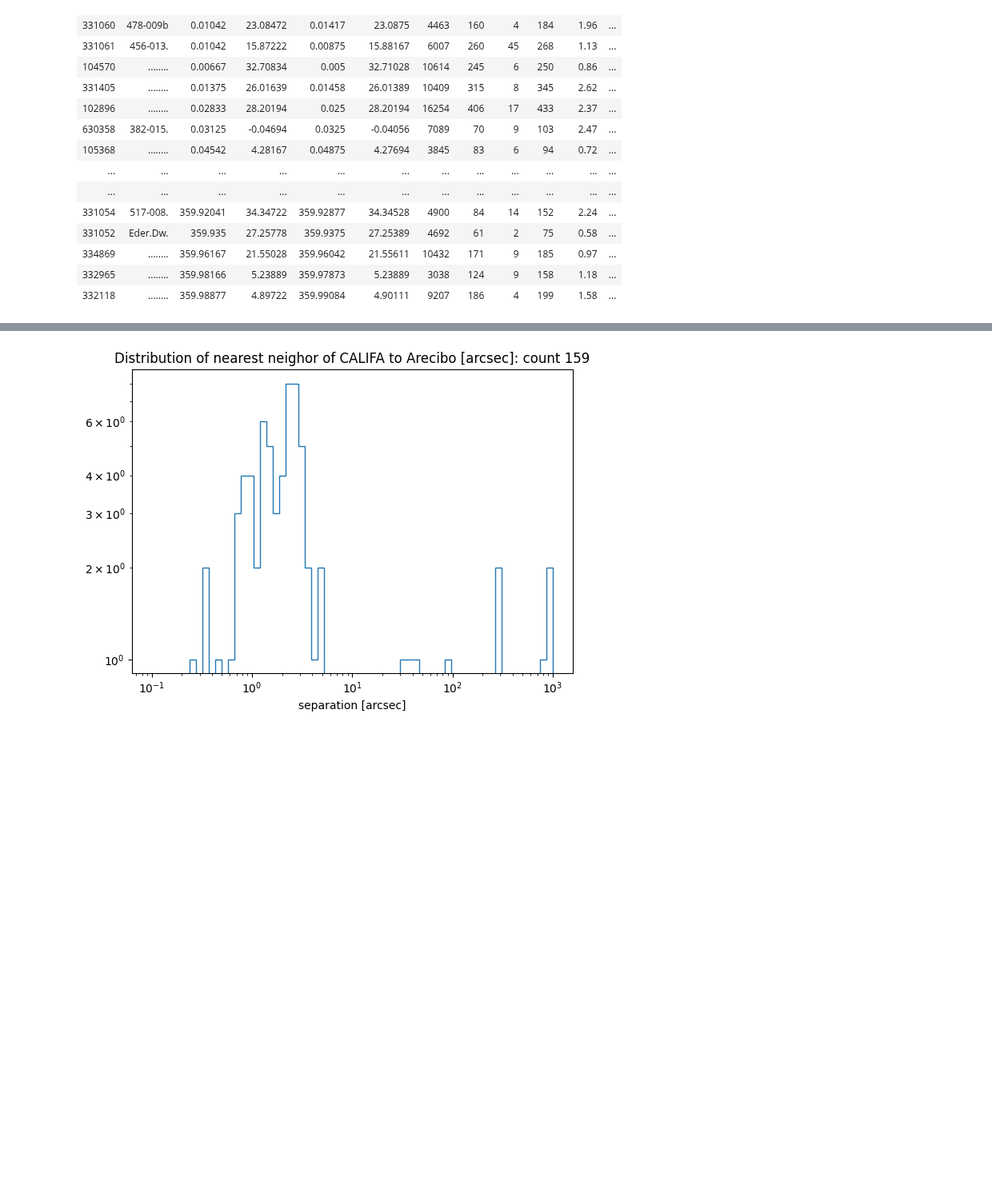
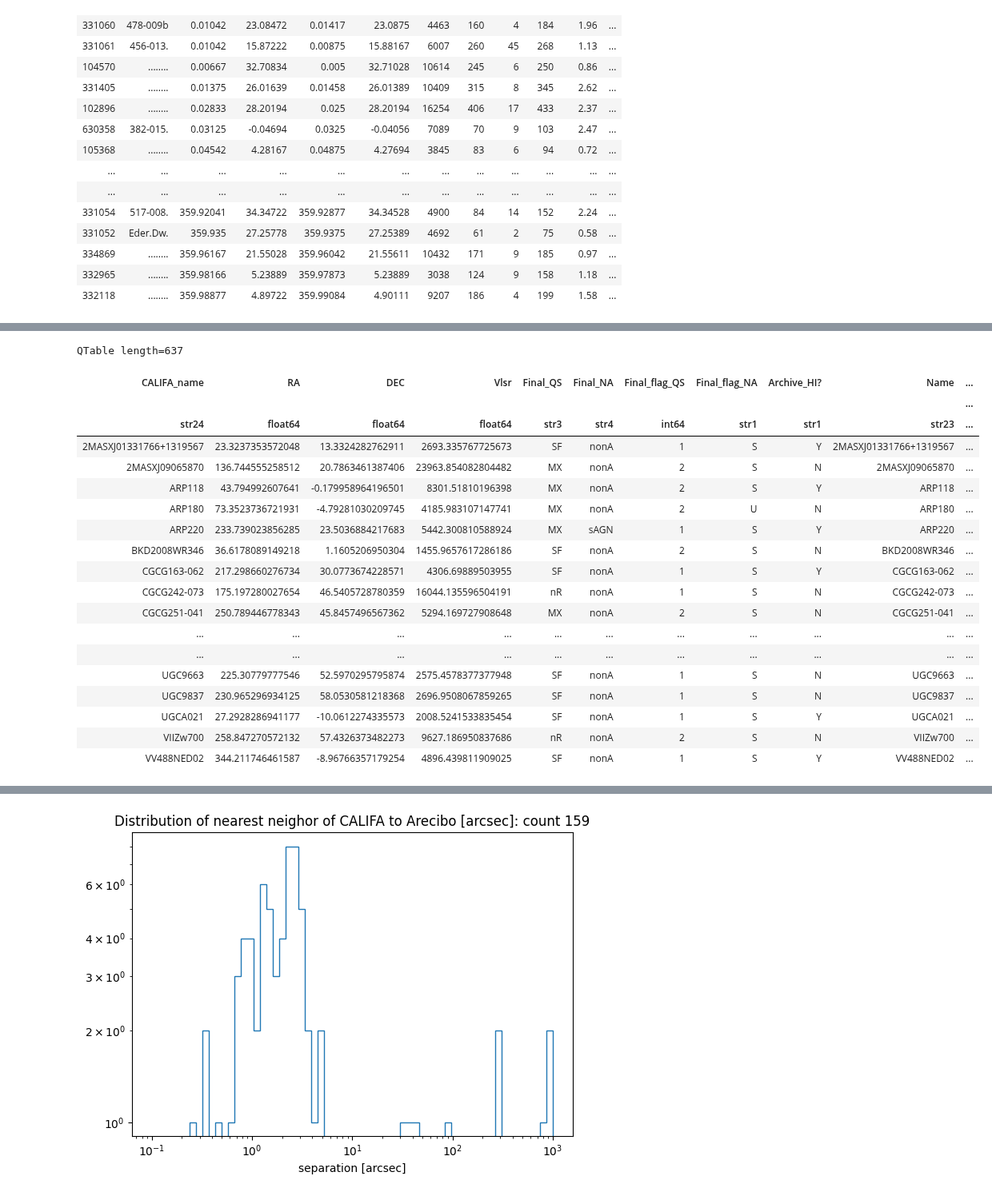
Before and after one commit to teuben/GBT-EDGE-HI, a Jupyter notebook: gals/hi_surveys.ipynb, the cells around one changed output, grey strips where cells are left out. Shown at 80% size. Saved outputs shown, nothing was run; the diff lists cells and outputs as text; code cells hidden in the pictures; blank space fills up the shorter version.

```diff
--- a/gals/hi_surveys.ipynb
+++ b/gals/hi_surveys.ipynb
@@ -431,0 +475,23 @@ t31_c = SkyCoord(t31["ledaRA"], t31["ledaDE"])
+# %%
+join(t5,t1,keys_left='CALIFA_name',keys_right='Name')
+# %% [output]
+QTable length=637
+| CALIFA_name | RA | DEC | Vlsr | Final_QS | Final_NA | Final_flag_QS | Final_flag_NA | Archive_HI? | Name | ... |
+|  |  |  |  |  |  |  |  |  |  | ... |
+| str24 | float64 | float64 | float64 | str3 | str4 | int64 | str1 | str1 | str23 | ... |
+| 2MASXJ01331766+1319567 | 23.3237353572048 | 13.3324282762911 | 2693.335767725673 | SF | nonA | 1 | S | Y | 2MASXJ01331766+1319567 | ... |
+| 2MASXJ09065870 | 136.744555258512 | 20.7863461387406 | 23963.854082804482 | MX | nonA | 2 | S | N | 2MASXJ09065870 | ... |
+| ARP118 | 43.794992607641 | -0.179958964196501 | 8301.51810196398 | MX | nonA | 2 | S | Y | ARP118 | ... |
+| ARP180 | 73.3523736721931 | -4.79281030209745 | 4185.983107147741 | MX | nonA | 2 | U | N | ARP180 | ... |
+| ARP220 | 233.739023856285 | 23.5036884217683 | 5442.300810588924 | MX | sAGN | 1 | S | Y | ARP220 | ... |
+| BKD2008WR346 | 36.6178089149218 | 1.1605206950304 | 1455.9657617286186 | SF | nonA | 2 | S | N | BKD2008WR346 | ... |
+| CGCG163-062 | 217.298660276734 | 30.0773674228571 | 4306.69889503955 | SF | nonA | 1 | S | Y | CGCG163-062 | ... |
+| CGCG242-073 | 175.197280027654 | 46.5405728780359 | 16044.135596504191 | nR | nonA | 1 | S | N | CGCG242-073 | ... |
+| CGCG251-041 | 250.789446778343 | 45.8457496567362 | 5294.169727908648 | MX | nonA | 2 | S | N | CGCG251-041 | ... |
+| ... | ... | ... | ... | ... | ... | ... | ... | ... | ... | ... |
+| ... | ... | ... | ... | ... | ... | ... | ... | ... | ... | ... |
+| UGC9663 | 225.30779777546 | 52.5970295795874 | 2575.4578377377948 | SF | nonA | 1 | S | N | UGC9663 | ... |
+| UGC9837 | 230.965296934125 | 58.0530581218368 | 2696.9508067859265 | SF | nonA | 1 | S | N | UGC9837 | ... |
+| UGCA021 | 27.2928286941177 | -10.0612274335573 | 2008.5241533835454 | SF | nonA | 1 | S | Y | UGCA021 | ... |
+| VIIZw700 | 258.847270572132 | 57.4326373482273 | 9627.186950837686 | nR | nonA | 2 | S | N | VIIZw700 | ... |
+| VV488NED02 | 344.211746461587 | -8.96766357179254 | 4896.439811909025 | SF | nonA | 1 | S | Y | VV488NED02 | ... |
```
Also changed, not shown: parts of 20 cells of this notebook.
